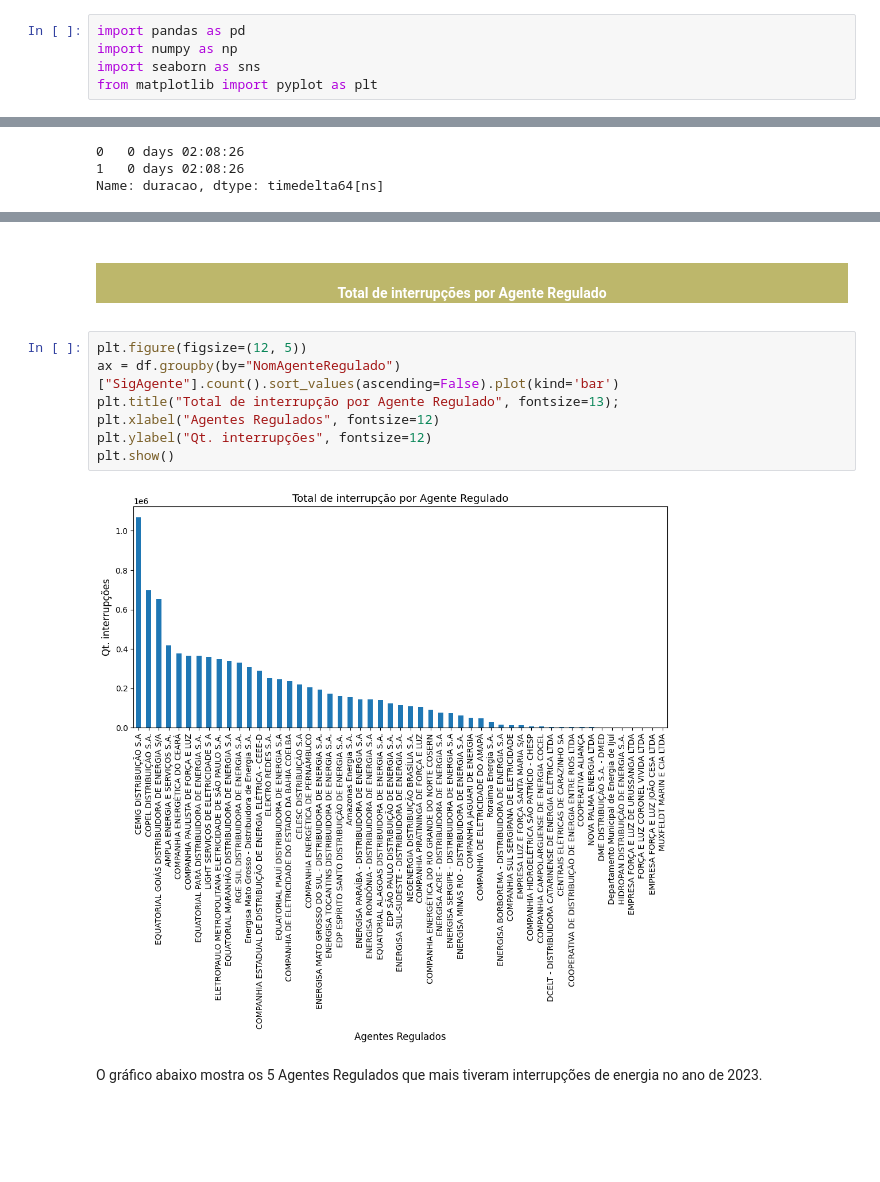
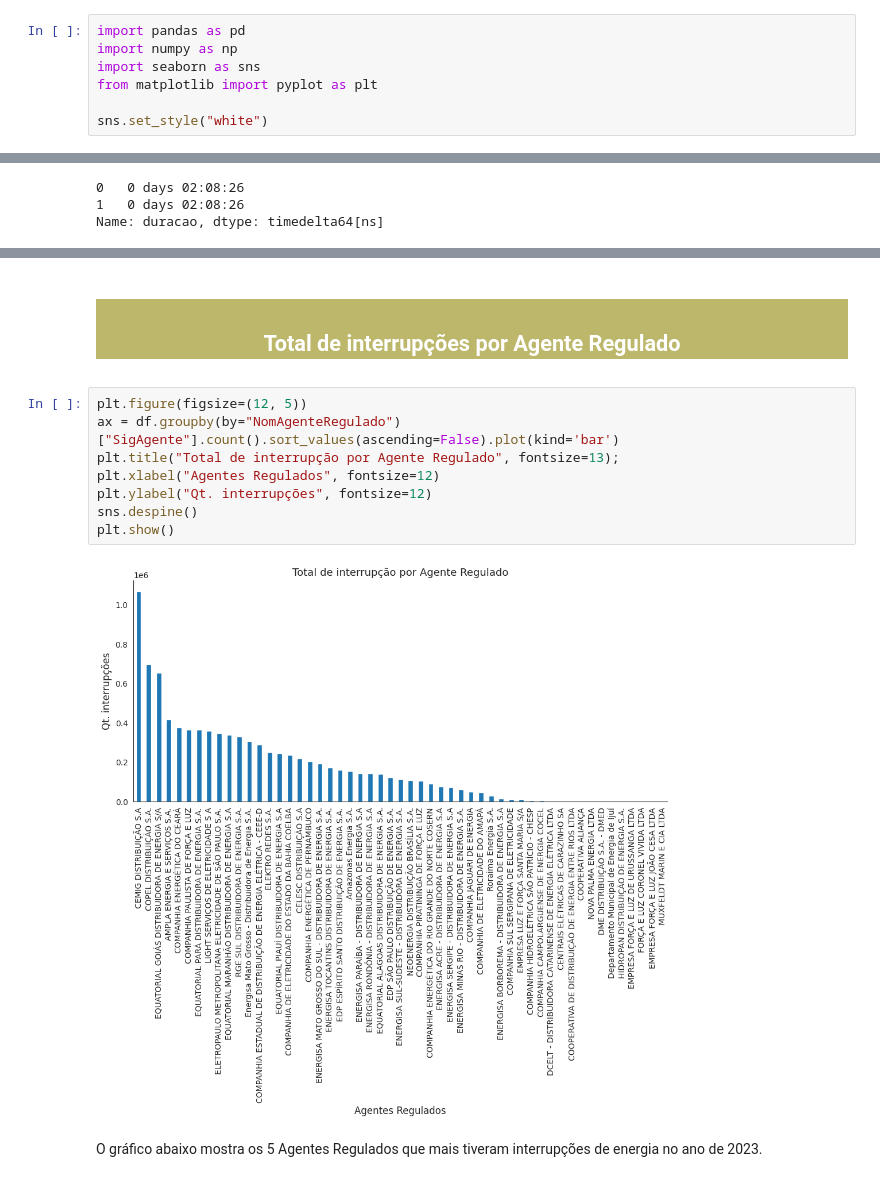
Before and after one commit to Oseiasdfarias/analise-interrupcoes-energia-brasil-2023, a Jupyter notebook: Interrupções de Energia Elétrica nas Redes de Distribuição.ipynb, the cells around one changed output, grey strips where cells are left out. Saved outputs shown, nothing was run; the diff lists cells and outputs as text; blank space fills up the shorter version.

```diff
--- a/Interrupções de Energia Elétrica nas Redes de Distribuição.ipynb
+++ b/Interrupções de Energia Elétrica nas Redes de Distribuição.ipynb
@@ -9,6 +7,8 @@ import pandas as pd
 import numpy as np
 import seaborn as sns
 from matplotlib import pyplot as plt
+
+sns.set_style("white")
 # %%
 df = pd.read_csv("./interrupcoes-energia-eletrica-2023.csv", sep=';', encoding='ISO-8859-1', low_memory=False)
 # %%
@@ -96,16 +79,17 @@ array(['ENERGISA ACRE - DISTRIBUIDORA DE ENERGIA S.A',
        'ENERGISA BORBOREMA - DISTRIBUIDORA DE ENERGIA S.A',
        'Amazonas Energia S.A.'], dtype=object)
 # %% [markdown]
-<center> <h4 style="background-color:DarkKhaki; color:white" > <br>Total de interrupções por Agente Regulado <br></h4></center>
+<center> <h2 style="background-color:DarkKhaki; color:white" > <br>Total de interrupções por Agente Regulado <br></h2></center>
 # %%
 plt.figure(figsize=(12, 5))
 ax = df.groupby(by="NomAgenteRegulado")["SigAgente"].count().sort_values(ascending=False).plot(kind='bar')
 plt.title("Total de interrupção por Agente Regulado", fontsize=13);
 plt.xlabel("Agentes Regulados", fontsize=12)
 plt.ylabel("Qt. interrupções", fontsize=12)
+sns.despine()
 plt.show()
 # %% [output]
-[figure, old version]
+[figure, new version]
 # %% [markdown]
 O gráfico abaixo mostra os 5 Agentes Regulados que mais tiveram interrupções de energia no ano de 2023.
 # %%
```
Also changed, not shown: parts of 41 cells of this notebook, 2 other files.
